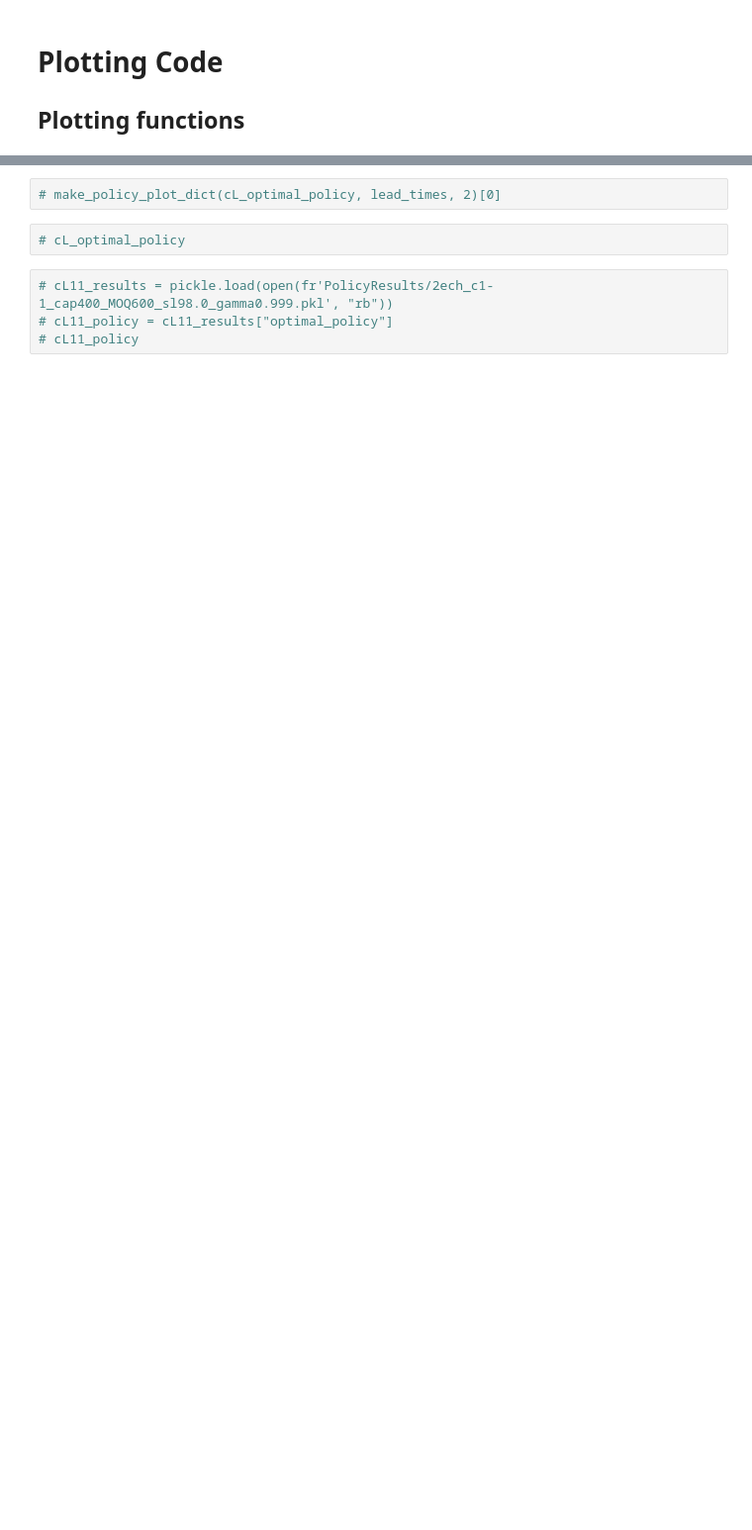
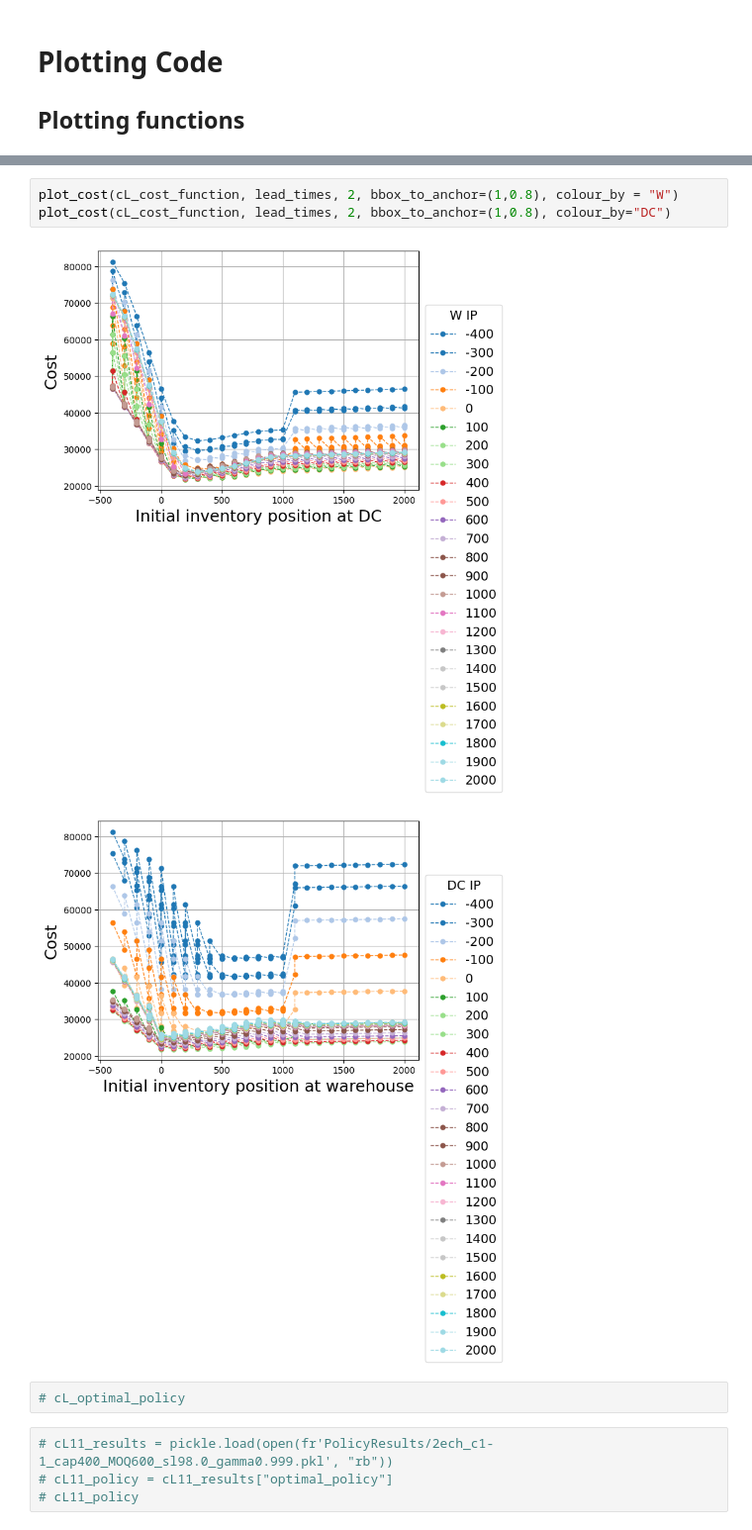
Before and after one commit to turtlesoul25/STOR-i_IM_PhDResearchProposal, a Jupyter notebook: Solve2echLeadMDPs.ipynb, the cells around one changed output, grey strips where cells are left out. Shown at 99% size. Cells and saved outputs as stored; diff of their text form; blank space fills up the shorter version.

```diff
--- a/Solve2echLeadMDPs.ipynb
+++ b/Solve2echLeadMDPs.ipynb
@@ -170,5 +283,9 @@ generate_policy_plot(cL_optimal_policy, (-400, 400), lead_times, n_ech=2, colour
 # %%
-# make_policy_plot_dict(cL_optimal_policy, lead_times, 2)[0]
+plot_cost(cL_cost_function, lead_times, 2, bbox_to_anchor=(1,0.8), colour_by = "W")
+plot_cost(cL_cost_function, lead_times, 2, bbox_to_anchor=(1,0.8), colour_by="DC")
+# %% [output]
+[figure, added]
+[figure, added]
 # %%
 # cL_optimal_policy
 # %%
```
Also changed, not shown: parts of 16 cells of this notebook, 7 other files.
